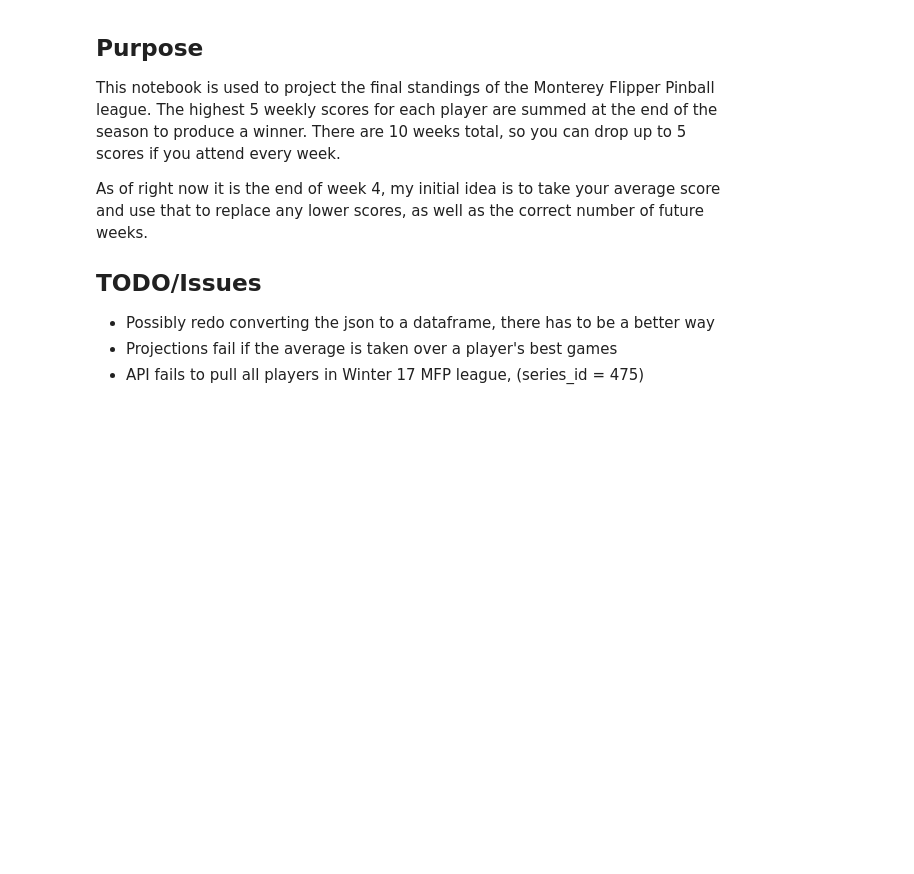
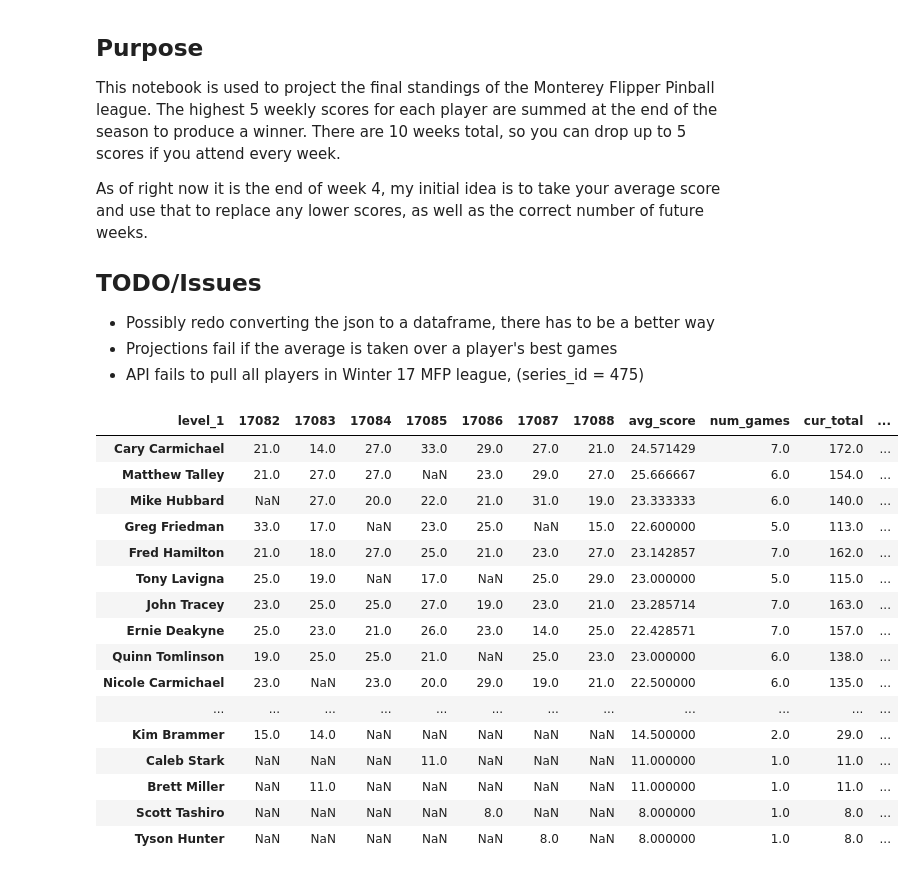
Before and after one commit to WillNetsky/MFP_Statistics, a Jupyter notebook: mfp_standings_projections.ipynb, the cells around one changed output. Cells and saved outputs as stored; diff of their text form; code cells hidden in the pictures; blank space fills up the shorter version.

```diff
--- a/mfp_standings_projections.ipynb
+++ b/mfp_standings_projections.ipynb
@@ -129,6 +129,26 @@ def compute_projections(row):
 # %%
 # Apply the calculations
 final_points_df = points_df.apply(compute_projections, axis=1)
+# %%
+final_points_df.sort_values('proj_score', ascending = False)
+# %% [output]
+| level_1 | 17082 | 17083 | 17084 | 17085 | 17086 | 17087 | 17088 | avg_score | num_games | cur_total | ... |
+| Cary Carmichael | 21.0 | 14.0 | 27.0 | 33.0 | 29.0 | 27.0 | 21.0 | 24.571429 | 7.0 | 172.0 | ... |
+| Matthew Talley | 21.0 | 27.0 | 27.0 | NaN | 23.0 | 29.0 | 27.0 | 25.666667 | 6.0 | 154.0 | ... |
+| Mike Hubbard | NaN | 27.0 | 20.0 | 22.0 | 21.0 | 31.0 | 19.0 | 23.333333 | 6.0 | 140.0 | ... |
+| Greg Friedman | 33.0 | 17.0 | NaN | 23.0 | 25.0 | NaN | 15.0 | 22.600000 | 5.0 | 113.0 | ... |
+| Fred Hamilton | 21.0 | 18.0 | 27.0 | 25.0 | 21.0 | 23.0 | 27.0 | 23.142857 | 7.0 | 162.0 | ... |
+| Tony Lavigna | 25.0 | 19.0 | NaN | 17.0 | NaN | 25.0 | 29.0 | 23.000000 | 5.0 | 115.0 | ... |
+| John Tracey | 23.0 | 25.0 | 25.0 | 27.0 | 19.0 | 23.0 | 21.0 | 23.285714 | 7.0 | 163.0 | ... |
+| Ernie Deakyne | 25.0 | 23.0 | 21.0 | 26.0 | 23.0 | 14.0 | 25.0 | 22.428571 | 7.0 | 157.0 | ... |
+| Quinn Tomlinson | 19.0 | 25.0 | 25.0 | 21.0 | NaN | 25.0 | 23.0 | 23.000000 | 6.0 | 138.0 | ... |
+| Nicole Carmichael | 23.0 | NaN | 23.0 | 20.0 | 29.0 | 19.0 | 21.0 | 22.500000 | 6.0 | 135.0 | ... |
+| ... | ... | ... | ... | ... | ... | ... | ... | ... | ... | ... | ... |
+| Kim Brammer | 15.0 | 14.0 | NaN | NaN | NaN | NaN | NaN | 14.500000 | 2.0 | 29.0 | ... |
+| Caleb Stark | NaN | NaN | NaN | 11.0 | NaN | NaN | NaN | 11.000000 | 1.0 | 11.0 | ... |
+| Brett Miller | NaN | 11.0 | NaN | NaN | NaN | NaN | NaN | 11.000000 | 1.0 | 11.0 | ... |
+| Scott Tashiro | NaN | NaN | NaN | NaN | 8.0 | NaN | NaN | 8.000000 | 1.0 | 8.0 | ... |
+| Tyson Hunter | NaN | NaN | NaN | NaN | NaN | 8.0 | NaN | 8.000000 | 1.0 | 8.0 | ... |
 # %%
 current_leader = final_points_df.cur_score.max()
 
```
